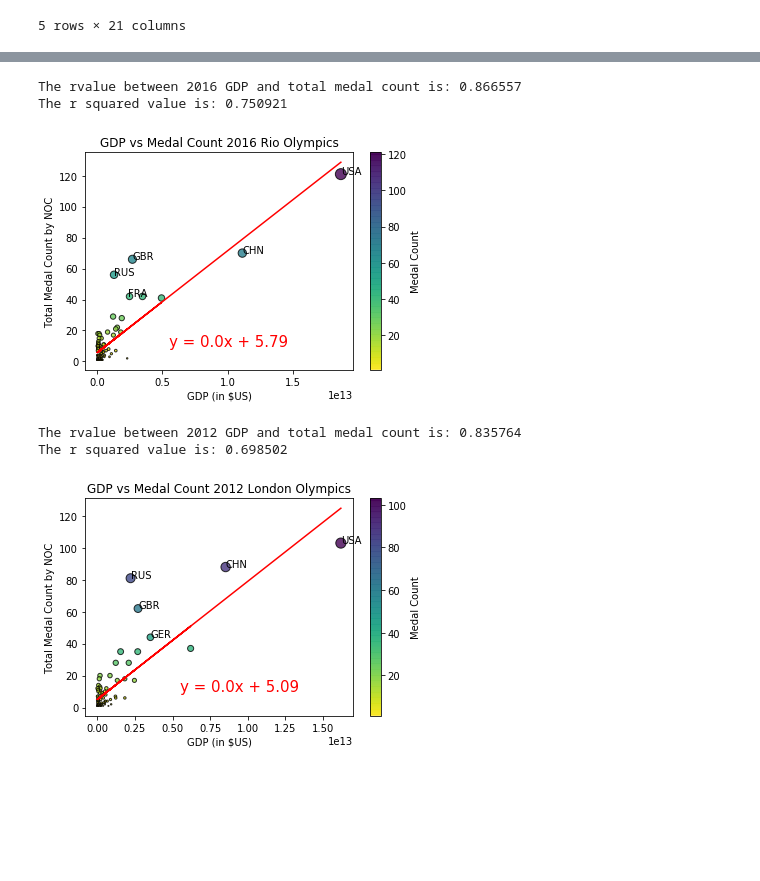
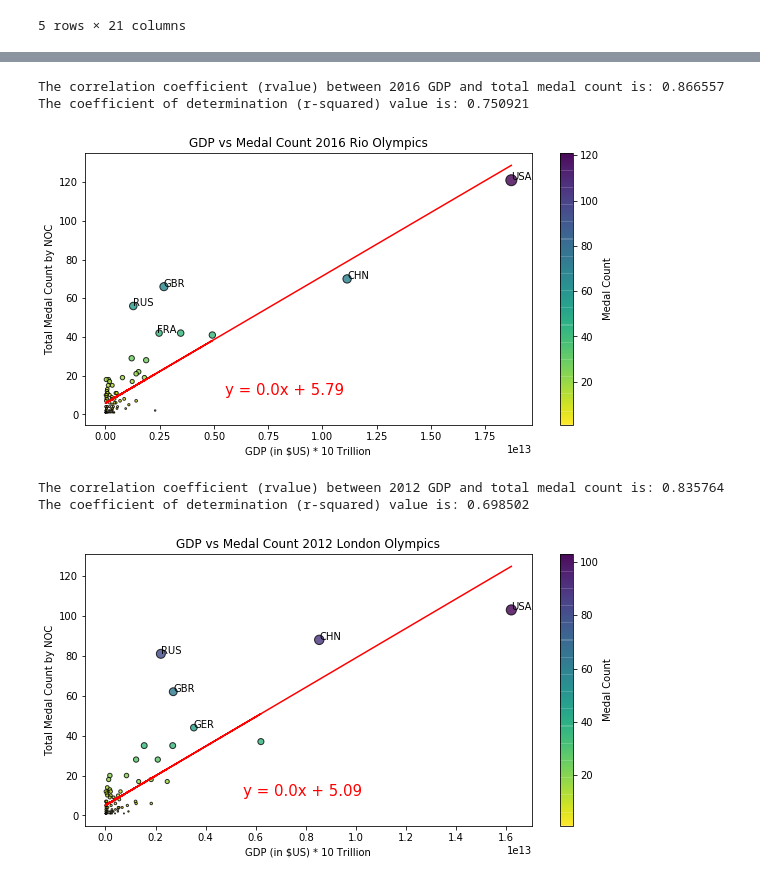
Before and after one commit to tysorensen/project1-group1, a Jupyter notebook: olympic_data_angie.ipynb, the cells around one changed output, grey strips where cells are left out. Saved outputs shown, nothing was run; the diff lists cells and outputs as text; code cells hidden in the pictures; blank space fills up the shorter version.

```diff
--- a/olympic_data_angie.ipynb
+++ b/olympic_data_angie.ipynb
@@ -90,39 +91,40 @@ medal_count = clean_merge_2016["Medal_Count"]
 gdp = clean_merge_2016["2016"]
 
 # Create regression line and calculate rvalue and r_squared
 x_values = gdp
 y_values = medal_count
 noc_types = clean_merge_2016["NOC"]
 (slope, intercept, rvalue, pvalue, stderr) = linregress(x_values , y_values)
 regress_values = x_values * slope + intercept
 line_eq = "y = " + str(round(slope,2)) + "x + " + str(round(intercept,2))
 r_squared = (rvalue**2)
 
 # Create scatterplot, colormap
 c = clean_merge_2016["Medal_Count"]
+plt.figure(figsize=(10,5))
 plt.scatter(x_values, y_values,  marker="o", facecolors="blue", edgecolor="black", s=medal_count,
            c=c, cmap = 'viridis_r', alpha=0.8)
 plt.plot(x_values, regress_values, "r-")
 plt.annotate(line_eq, (5500000000000, 10), fontsize=15, color="red")
 cbar = plt.colorbar()
 cbar.set_label('Medal Count')
 plt.title("GDP vs Medal Count 2016 Rio Olympics")
-plt.xlabel("GDP (in $US)")
+plt.xlabel("GDP (in $US) * 10 Trillion")
 plt.ylabel("Total Medal Count by NOC")
 
 # Add labels to top medal count winners
 plt.text(18707188235000, 121, "USA")
 plt.text(11137945669350, 70, "CHN")
 plt.text(2694283209613, 66, "GBR")
 plt.text(1282723881134, 56, "RUS")
 plt.text(2371285607081, 42, "FRA")
 
-print(f"The rvalue between 2016 GDP and total medal count is: {round(rvalue, 6)}")
-print(f"The r squared value is: {round(r_squared, 6)}")
+print(f"The correlation coefficient (rvalue) between 2016 GDP and total medal count is: {round(rvalue, 6)}")
+print(f"The coefficient of determination (r-squared) value is: {round(r_squared, 6)}")
 # %% [output]
-The rvalue between 2016 GDP and total medal count is: 0.866557
-The r squared value is: 0.750921
+The correlation coefficient (rvalue) between 2016 GDP and total medal count is: 0.866557
+The coefficient of determination (r-squared) value is: 0.750921
-[figure, old version]
+[figure, new version]
 # %%
 # GDP and medal count analysis on 2012 Olympics
 olympics_2012 = summer_olympics.loc[summer_olympics.Year == 2012]
@@ -161,6 +163,7 @@ r_squared = (rvalue**2)
 
 # Create scatterplot, colormap
 c = clean_merge_2012["Medal_Count"]
+plt.figure(figsize=(10,5))
 plt.scatter(x_values, y_values,  marker="o", facecolors="blue", edgecolor="black", s=medal_count,
            c=c, cmap = 'viridis_r', alpha=0.8)
 plt.plot(x_values, regress_values, "r-")
@@ -168,7 +171,7 @@ plt.annotate(line_eq, (5500000000000, 10), fontsize=15, color="red")
 cbar = plt.colorbar()
 cbar.set_label('Medal Count')
 plt.title("GDP vs Medal Count 2012 London Olympics")
-plt.xlabel("GDP (in $US)")
+plt.xlabel("GDP (in $US) * 10 Trillion")
 plt.ylabel("Total Medal Count by NOC")
 
 # Add labels to top medal count winners
@@ -178,12 +181,12 @@ plt.text(2210256976945.38, 81, "RUS")
 plt.text(2704887678386.72, 62, "GBR")
 plt.text(3527344944139.83, 44, "GER")
 
-print(f"The rvalue between 2012 GDP and total medal count is: {round(rvalue, 6)}")
-print(f"The r squared value is: {round(r_squared, 6)}")
+print(f"The correlation coefficient (rvalue) between 2012 GDP and total medal count is: {round(rvalue, 6)}")
+print(f"The coefficient of determination (r-squared) value is: {round(r_squared, 6)}")
 # %% [output]
-The rvalue between 2012 GDP and total medal count is: 0.835764
-The r squared value is: 0.698502
+The correlation coefficient (rvalue) between 2012 GDP and total medal count is: 0.835764
+The coefficient of determination (r-squared) value is: 0.698502
-[figure, old version]
+[figure, new version]
 # %%
 # GDP and medal count analysis on 2008 Olympics
 olympics_2008 = summer_olympics.loc[summer_olympics.Year == 2008]
```
Also changed, not shown: parts of 5 cells of this notebook, 6 other files.
